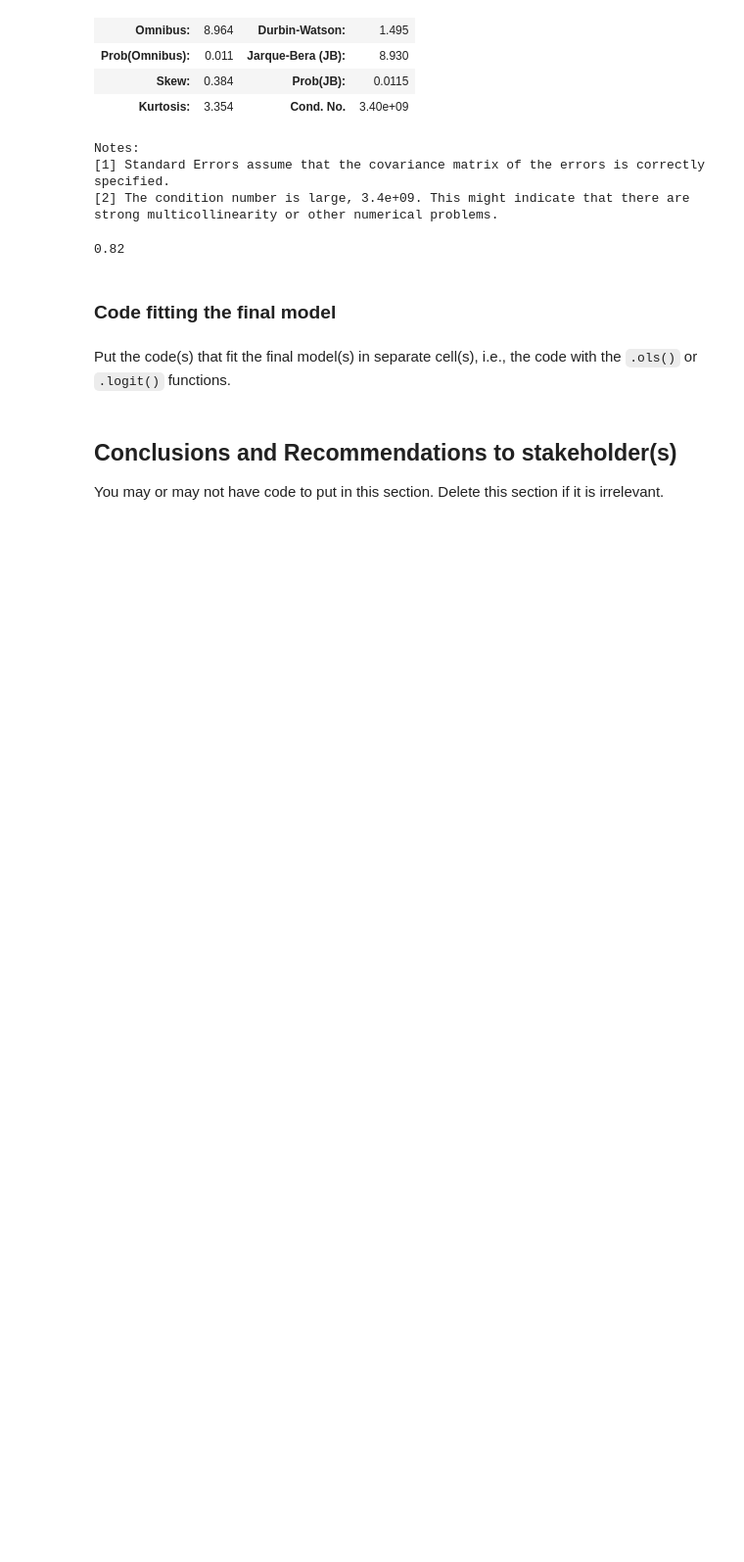
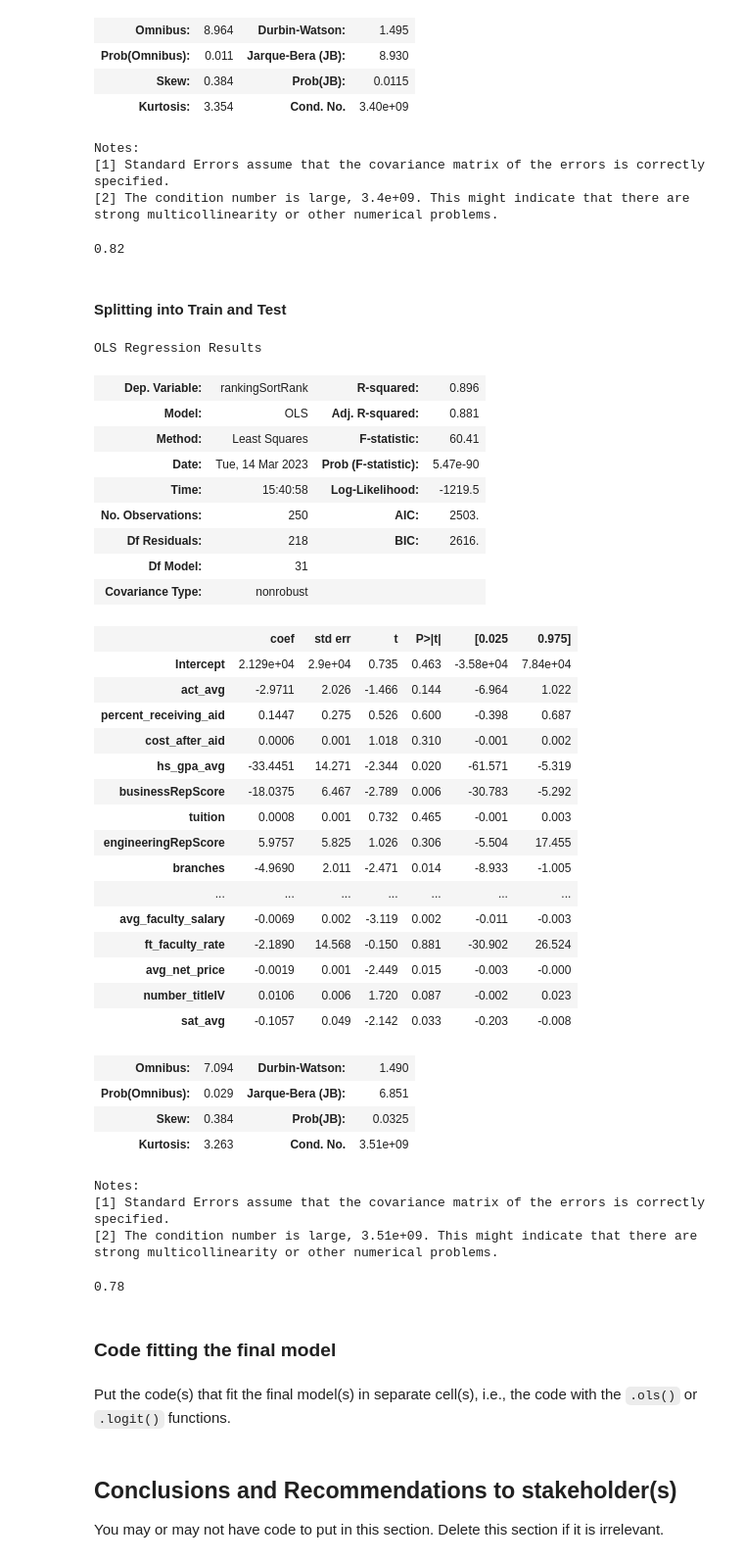
Before and after one commit to shrayvaidya/datasci303-2, a Jupyter notebook: ProjectCode_SIMP.ipynb, the cells around one changed output. Shown at 98% size. Saved outputs shown, nothing was run; the diff lists cells and outputs as text; code cells hidden in the pictures; blank space fills up the shorter version.

```diff
--- a/ProjectCode_SIMP.ipynb
+++ b/ProjectCode_SIMP.ipynb
@@ -340,3 +342,46 @@ num_matches = df['categories'].eq(df['pred_category']).value_counts(normalize=Tr
 num_matches/len(df)
 # %% [output]
 0.82
+# %% [markdown]
+#### Splitting into Train and Test
+# %%
+test = df.sample(n=50, random_state=1)
+train = df.drop(test.index)
+# %%
+plain_model_1 = sm.ols(formula = 'rankingSortRank~' + '+'.join(X.columns),data = train).fit()
+plain_model_1.summary()
+# %% [output]
+OLS Regression Results
+| Dep. Variable: | rankingSortRank | R-squared: | 0.896 |
+| Model: | OLS | Adj. R-squared: | 0.881 |
+| Method: | Least Squares | F-statistic: | 60.41 |
+| Date: | Tue, 14 Mar 2023 | Prob (F-statistic): | 5.47e-90 |
+| Time: | 15:40:58 | Log-Likelihood: | -1219.5 |
+| No. Observations: | 250 | AIC: | 2503. |
+| Df Residuals: | 218 | BIC: | 2616. |
+| Df Model: | 31 |  |  |
+| Covariance Type: | nonrobust |  |  |
+|  | coef | std err | t | P>|t| | [0.025 | 0.975] |
+| Intercept | 2.129e+04 | 2.9e+04 | 0.735 | 0.463 | -3.58e+04 | 7.84e+04 |
+| act_avg | -2.9711 | 2.026 | -1.466 | 0.144 | -6.964 | 1.022 |
+| percent_receiving_aid | 0.1447 | 0.275 | 0.526 | 0.600 | -0.398 | 0.687 |
+| cost_after_aid | 0.0006 | 0.001 | 1.018 | 0.310 | -0.001 | 0.002 |
+| hs_gpa_avg | -33.4451 | 14.271 | -2.344 | 0.020 | -61.571 | -5.319 |
+| businessRepScore | -18.0375 | 6.467 | -2.789 | 0.006 | -30.783 | -5.292 |
+| tuition | 0.0008 | 0.001 | 0.732 | 0.465 | -0.001 | 0.003 |
+| engineeringRepScore | 5.9757 | 5.825 | 1.026 | 0.306 | -5.504 | 17.455 |
+| branches | -4.9690 | 2.011 | -2.471 | 0.014 | -8.933 | -1.005 |
+| ... | ... | ... | ... | ... | ... | ... |
+| avg_faculty_salary | -0.0069 | 0.002 | -3.119 | 0.002 | -0.011 | -0.003 |
+| ft_faculty_rate | -2.1890 | 14.568 | -0.150 | 0.881 | -30.902 | 26.524 |
+| avg_net_price | -0.0019 | 0.001 | -2.449 | 0.015 | -0.003 | -0.000 |
+| number_titleIV | 0.0106 | 0.006 | 1.720 | 0.087 | -0.002 | 0.023 |
+| sat_avg | -0.1057 | 0.049 | -2.142 | 0.033 | -0.203 | -0.008 |
+| Omnibus: | 7.094 | Durbin-Watson: | 1.490 |
+| Prob(Omnibus): | 0.029 | Jarque-Bera (JB): | 6.851 |
+| Skew: | 0.384 | Prob(JB): | 0.0325 |
+| Kurtosis: | 3.263 | Cond. No. | 3.51e+09 |
+Notes:
+[1] Standard Errors assume that the covariance matrix of the errors is correctly specified.
+[2] The condition number is large, 3.51e+09. This might indicate that there are
+strong multicollinearity or other numerical problems.
@@ -343,3 +396,9 @@ num_matches/len(df)
+# %%
+# Compute the accuracy using the number of matching rankings
+matches = test['categories'].eq(test['pred_category']).value_counts(normalize=True)[True] * len(df)
+matches/len(df)
+# %% [output]
+0.78
 # %% [markdown]
 ### Code fitting the final model
 # %% [markdown]
```
Also changed, not shown: parts of 3 cells of this notebook, 1 other file.
